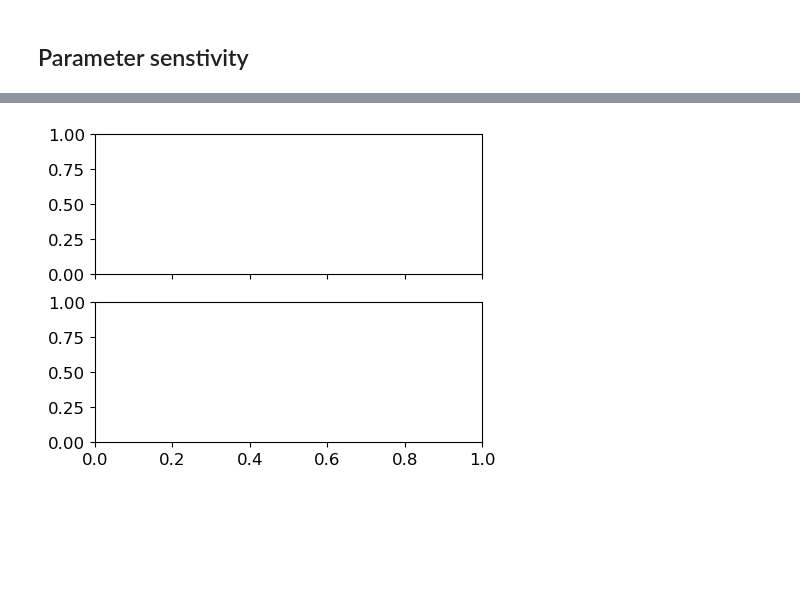
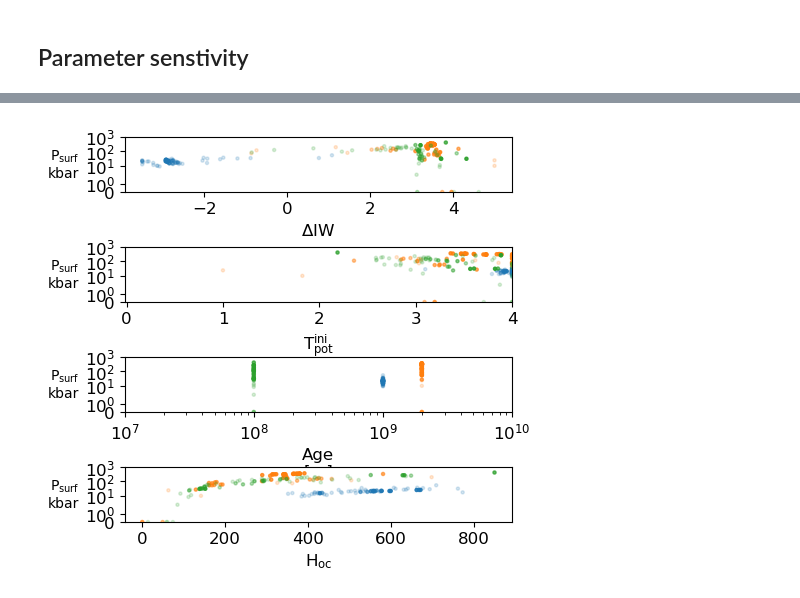
Before and after one commit to nichollsh/proteus_analysis, a Jupyter notebook: bayesopt.ipynb, the cells around one changed output, grey strips where cells are left out. Drawn from its saved outputs; the diff is of its cells as text; code cells hidden in the pictures; blank space fills up the shorter version.

Commit message:
plot

```diff
--- a/bayesopt.ipynb
+++ b/bayesopt.ipynb
@@ -216,7 +251,7 @@ def get_var_props(key):
 # %% [markdown]
 ## Radius period plot
 # %%
-exo_raw = pd.read_csv("/home/harrison/Projects/thesis_pipeline/data/exoplanet_eu.csv",delimiter=',')
+exo_raw = pd.read_csv(f"{THESIS_DIR}/data/exoplanet_eu.csv",delimiter=',')
 exo_dat = exo_raw.loc[exo_raw['planet_status'] == 'Confirmed']
 
 exo_named = [["TRAPPIST-1 b","TRAPPIST-1 c", "TRAPPIST-1 d", "TRAPPIST-1 e", "TRAPPIST-1 f", "TRAPPIST-1 g"],
@@ -245,7 +280,7 @@ leg_args = {
     "handlelength":   1.8
 }
 
-solar_sys_file = open("/home/harrison/Projects/thesis_pipeline/data/solar_system.tsv",'r')
+solar_sys_file = open(f"{THESIS_DIR}/data/solar_system.tsv",'r')
 ss_lines = solar_sys_file.readlines()
 solar_sys_file.close()
 
@@ -410,6 +445,9 @@ for iax in range(N_yv):
 
         xmax = 1e8
 
+        # get best objective value for this BO run
+        best_obj = max(run['y_value'] for run in bo['log'])
+
         # plot simulations from this BO run
         for isim in range(len(helps)):
             help = helps[isim]
@@ -418,7 +456,7 @@ for iax in range(N_yv):
             y = help[key] / scale
 
             # value of objective (best=1)
-            alp = min(0.9, max(bo['log'][isim]['y_value'], 0.2))
+            alp = max(0.2, bo['log'][isim]['y_value'] - best_obj+1) * 0.9
 
             if bo['log'][isim]['is_best']:
                 col_sim = 'k'
@@ -527,8 +565,10 @@ for iax in range(N_pa):
         # get xmin from all cases
         tmin = np.inf
         xmax = -np.inf
+        jbest = -np.inf
         for isim in range(len(log)):
             tmin = min(tmin, log[isim]['start_time'])
+            jbest = max(jbest, log[isim]['y_value'])
 
         # get values for each worker process
         for isim in range(len(log)):
@@ -537,7 +577,7 @@ for iax in range(N_pa):
             yv = descend_get(confs[isim], key) / scale
             xmax = max(xmax, t1)
 
-            alp = min(0.9, max(log[isim]['y_value'], 0.2))
+            alp = max(0.2, log[isim]['y_value'] - jbest + 1) * 0.9
 
             ax.plot([t0,t1], [yv, yv], color=col, alpha=alp, zorder=10, lw=0.5, linestyle='-')
             ax.scatter(t1, yv, color=col, alpha=alp, edgecolor='none',
@@ -662,45 +702,58 @@ plt.show()
 # %% [markdown]
 ## Parameter senstivity
 # %%
-fig,axs = plt.subplots(2,1,figsize=(5,4), sharex=True)
-axt, axb = axs
+y_keys = ["P_surf", "P_surf", "P_surf", "P_surf"]
+x_keys = ["outgas.fO2_shift_IW", "interior.boundary.T_p_0", "params.stop.time.maximum", "delivery.elements.H_oceans"]
 
-# get data from each BO run, and worker
-par_vals = {"struct.mass_tot": None, "struct.corefrac": None, "outgas.fO2_shift_IW": None}
-obs_key  = "atm_kg_per_mol"
-obs_val  = []
+Nax = len(y_keys)
 
-for jax, suf in enumerate(bo_suffixes):
-    bo       = bo_data[suf]
-    log      = bo['log']
-    confs    = bo['confs']
-    obs_this = bo['obs']  # observables for this BO run
-    helps    = bo['helps']
-    col = bo_cols[jax]
+fig,axs = plt.subplots(Nax,1,figsize=(5,1+1*Nax))
 
-    for isim in range(len(log)):
-        for par in par_vals.keys():
-            par_vals[par] = descend_get(confs[isim], par)
-        obs_val.append(helps[isim][obs_key].iloc[-1])
+# for each x,y pair we have one panel
+for iax in range(Nax):
+    ax = axs[iax]
 
-# get min, max for each parameter
-par_minmax = {}
-for par in par_vals.keys():
-    par_minmax[par] = (min(par_vals[par]), max(par_vals[par]))
+    obs_key = y_keys[iax]
+    par_key = x_keys[iax]
+    print(par_key, obs_key)
 
-# normalise each parameter to [0,1]
-par_vals_norm = {}
-for par in par_vals.keys():
-    pmin, pmax = par_minmax[par]
-    par_vals_norm[par] = [(p - pmin) / (pmax - pmin) for p in par_vals[par]]
+    xscale, xscl, xlim, xtck, xlbl = get_var_props(par_key)
+    yscale, yscl, ylim, ytck, ylbl = get_var_props(obs_key)
 
-# plot observable against normalised parameters
-for par in par_vals.keys():
-    axt.scatter(par_vals_norm[par], obs_val, color='tab:blue', alpha=0.5, edgecolor='none', s=10)
+    # make plot for each BO run
+    for jax, suf in enumerate(bo_suffixes):
+        bo       = bo_data[suf]
+        log      = bo['log']
+        confs    = bo['confs']
+        obs_this = bo['obs']  # observables for this BO run
+        helps    = bo['helps']
+        col = bo_cols[jax]
 
-axt.set_ylabel(obs_key)
-axb.set_xlabel("Normalised parameter value")
+        par_vals = []
+        obs_vals = []
+        obj_vals = []
+        for isim in range(len(log)):
+            par_vals.append(descend_get(confs[isim], par_key)/xscale)
+            obs_vals.append(helps[isim][obs_key].iloc[-1]/yscale)
+            obj_vals.append(log[isim]['y_value'])
 
+        obj_vals = np.clip(obj_vals-np.amax(obj_vals)+1, 0.2, 1.0)*0.9
+
+        # plot observable against normalised parameters
+        # sort by parameter value
+        # x, y = zip(*sorted(zip(par_vals, obs_vals)))
+
+        ax.scatter(par_vals, obs_vals, s=5, zorder=10,
+                    color=col, alpha=obj_vals,  )
+
+    ax.set_xlabel(xlbl)
+    ax.set_ylabel(ylbl, rotation=0, ha='right', va='center', fontsize=10)
+    ax.set_xscale(xscl)
+    ax.set_yscale(yscl)
+    ax.set_xlim(xlim)
+    ax.set_ylim(ylim)
+
+fig.subplots_adjust(hspace=1)
+plt.show()
 fig.savefig("output/bo_sens.pdf", bbox_inches='tight', dpi=DPI, pad_inches=0.01)
-plt.show()
 # %% [output]
@@ -708 +764 @@ TypeError: 'float' object is not iterable
-[figure, old version]
+[figure, new version]
```
Also changed, not shown: parts of 13 cells of this notebook.
